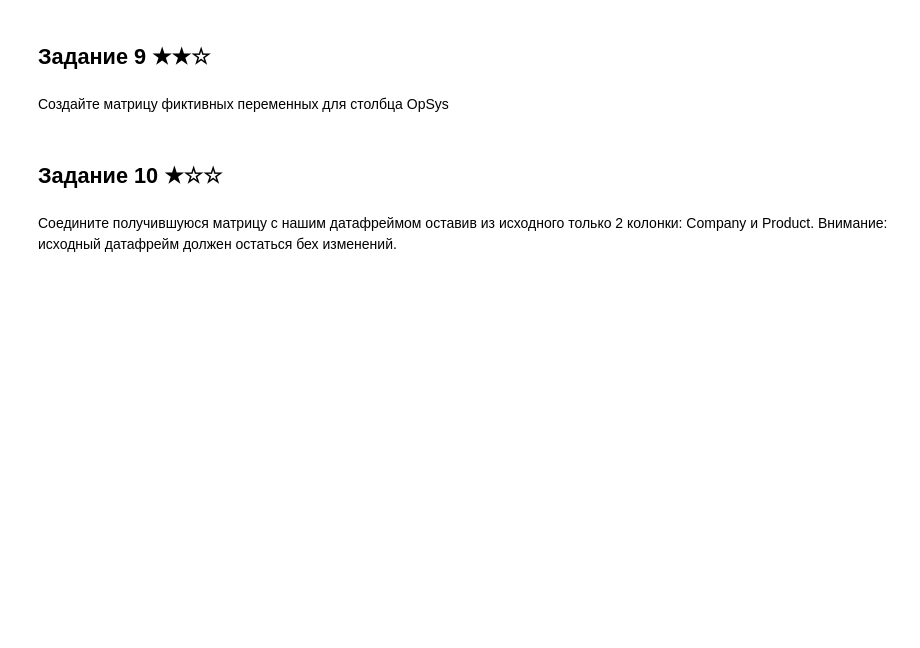
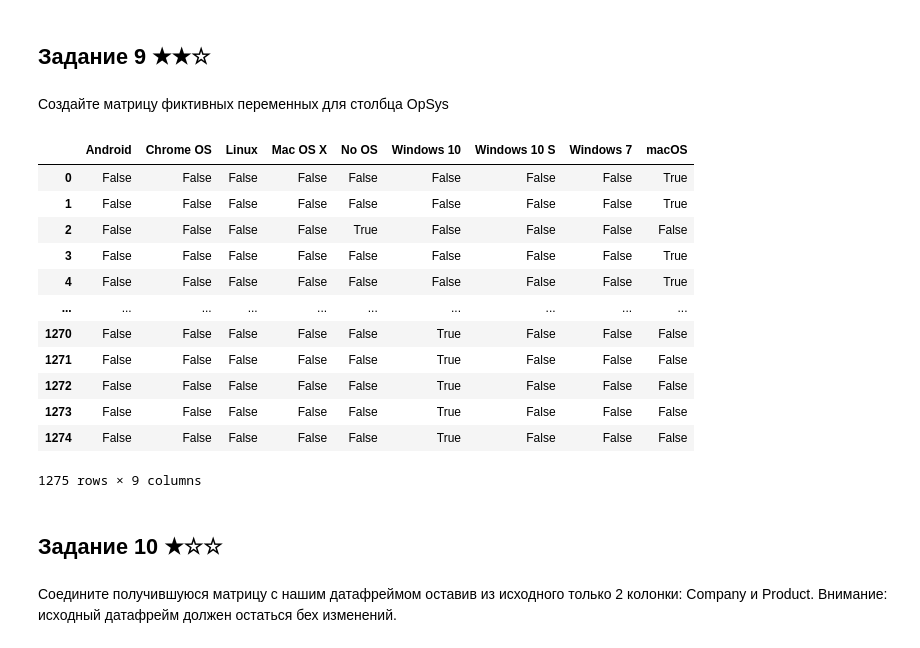
Before and after one commit to skv-analyst/education, a Jupyter notebook: ml-inside/101-python/2-hometask-1-python-students.ipynb, the cells around one changed output. Saved outputs shown, nothing was run; the diff lists cells and outputs as text; code cells hidden in the pictures; blank space fills up the shorter version.

```diff
--- a/ml-inside/101-python/2-hometask-1-python-students.ipynb
+++ b/ml-inside/101-python/2-hometask-1-python-students.ipynb
@@ -613,3 +646,20 @@ data
+# %%
+dummies = pd.get_dummies(data['OpSys'])
+dummies
+# %% [output]
+|  | Android | Chrome OS | Linux | Mac OS X | No OS | Windows 10 | Windows 10 S | Windows 7 | macOS |
+| 0 | False | False | False | False | False | False | False | False | True |
+| 1 | False | False | False | False | False | False | False | False | True |
+| 2 | False | False | False | False | True | False | False | False | False |
+| 3 | False | False | False | False | False | False | False | False | True |
+| 4 | False | False | False | False | False | False | False | False | True |
+| ... | ... | ... | ... | ... | ... | ... | ... | ... | ... |
+| 1270 | False | False | False | False | False | True | False | False | False |
+| 1271 | False | False | False | False | False | True | False | False | False |
+| 1272 | False | False | False | False | False | True | False | False | False |
+| 1273 | False | False | False | False | False | True | False | False | False |
+| 1274 | False | False | False | False | False | True | False | False | False |
+1275 rows × 9 columns
 # %% [markdown]
 ## Задание 10 ★☆☆
 # %% [markdown]
```
Also changed, not shown: parts of 31 cells of this notebook, 1 other file.
